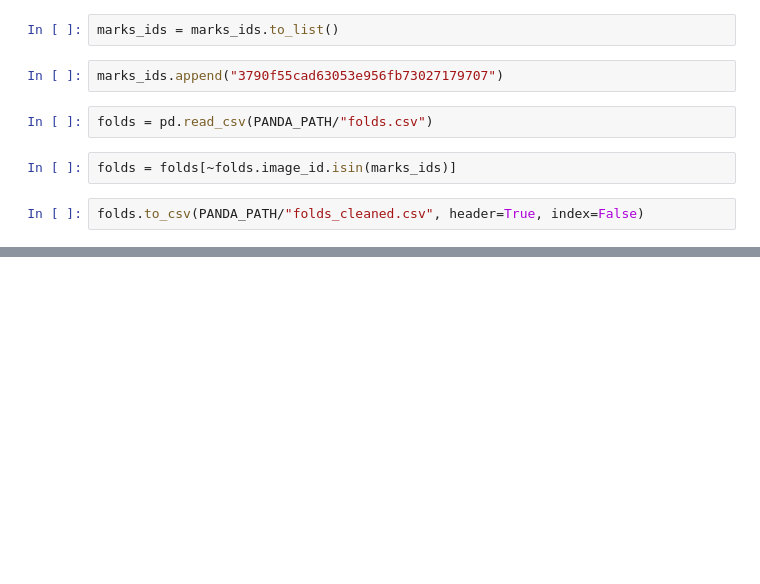
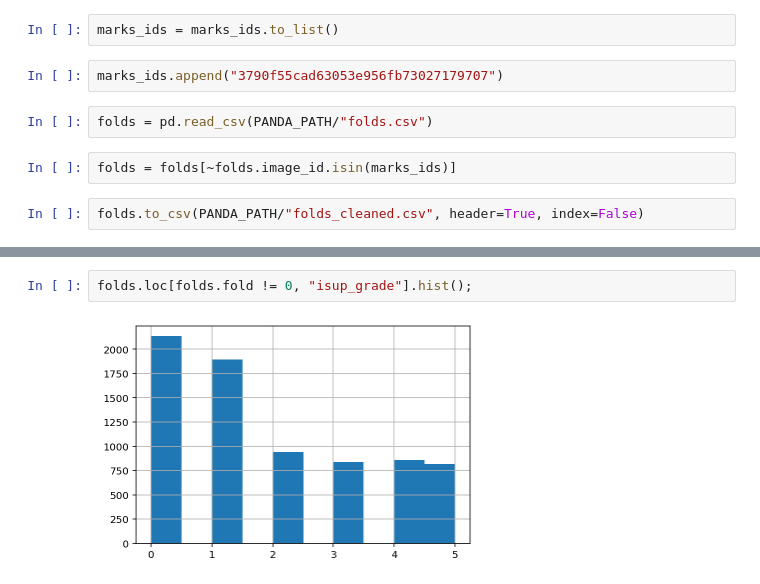
Before and after one commit to ademyanchuk/ChestXRay, a Jupyter notebook: notebooks/Suspicious_Input.ipynb, the cells around one changed output, grey strips where cells are left out. Saved outputs shown, nothing was run; the diff lists cells and outputs as text; blank space fills up the shorter version.

```diff
--- a/notebooks/Suspicious_Input.ipynb
+++ b/notebooks/Suspicious_Input.ipynb
@@ -91,0 +123,4 @@ folds.to_csv(PANDA_PATH/"folds_cleaned.csv", header=True, index=False)
+# %%
+folds.loc[folds.fold != 0, "isup_grade"].hist();
+# %% [output]
+[figure, added]
```
Also changed, not shown: parts of 9 cells of this notebook, 4 other files.
